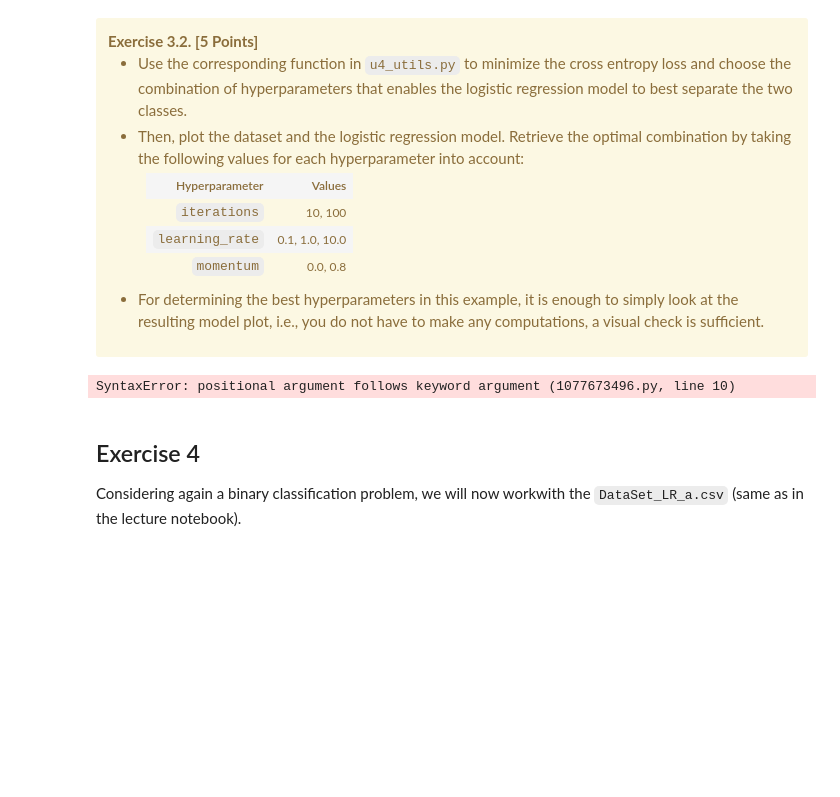
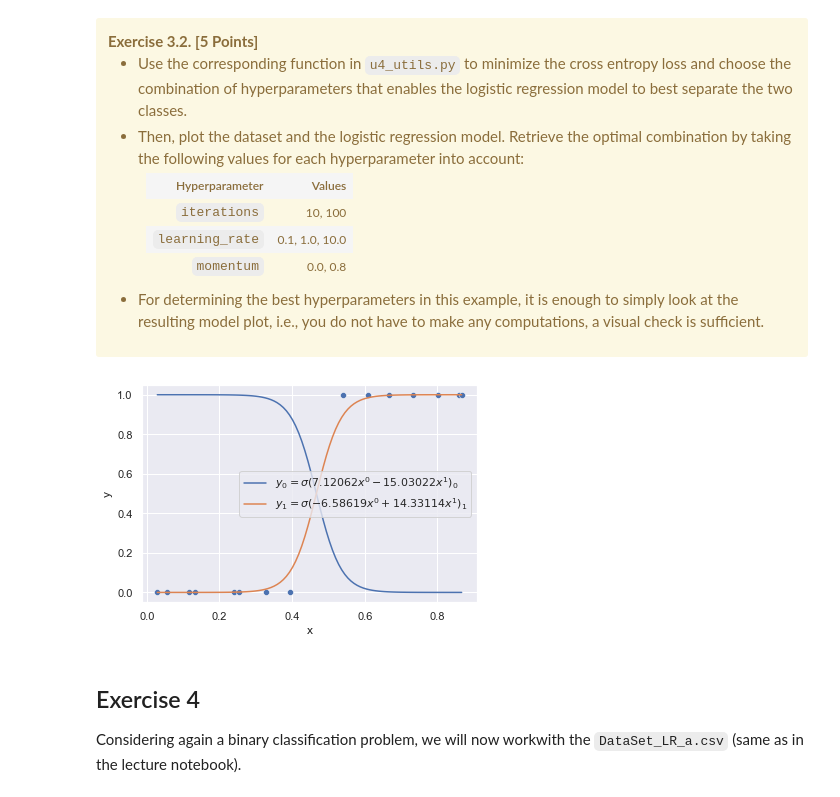
Before and after one commit to qtakmalay/JupyterProjects, a Jupyter notebook: U4/U4_Assignment.ipynb, the cells around one changed output. Saved outputs shown, nothing was run; the diff lists cells and outputs as text; code cells hidden in the pictures; blank space fills up the shorter version.

```diff
--- a/U4/U4_Assignment.ipynb
+++ b/U4/U4_Assignment.ipynb
@@ -297,21 +299,25 @@ dataset = u4.get_dataset(
         <li>For determining the best hyperparameters in this example, it is enough to simply look at the resulting model plot, i.e., you do not have to make any computations, a visual check is sufficient.</li>
     </ul>
 </div>
-# %%
-# Minimize mean squared error given a specific degree.
-coefficients = u4.minimize_mse(
-    dataset=dataset,
-    degree=10
-)
-
-# Plot data pairs as well as the defined linear model.
-u4.minimize_ce(dataset,
-    iterations=10,100,
-    learning_rate=0.1, 1.0, 10.0,
-    momentum=0.0, 0.8
-)
-# %% [output]
-SyntaxError: positional argument follows keyword argument (1077673496.py, line 10)
+# %%
+# Set seed for reproducibility.
+u4.set_seed(seed=43)
+
+# Minimize cross-entropy loss.
+coefficients = u4.minimize_ce(
+    dataset=dataset,
+    iterations=100,
+    learning_rate=10.0,
+    momentum=0.8
+)
+
+# Plot data pairs as well as the defined logistic model.
+u4.plot_logistic_model(
+    dataset=dataset,
+    coefficients=coefficients
+)
+# %% [output]
+[figure, added]
 # %% [markdown]
 <h2>Exercise 4</h2>
 
```
Also changed, not shown: parts of 15 cells of this notebook.
